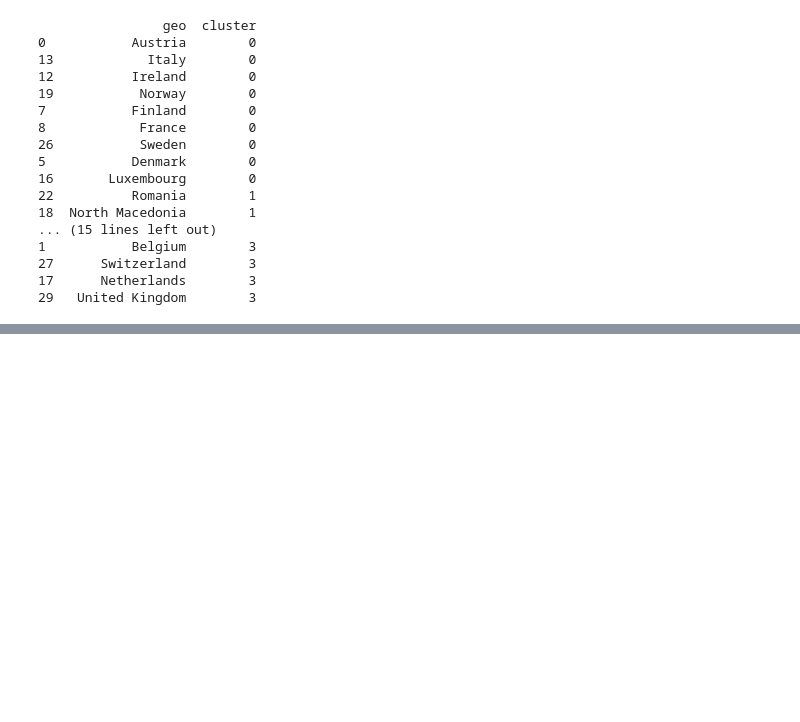
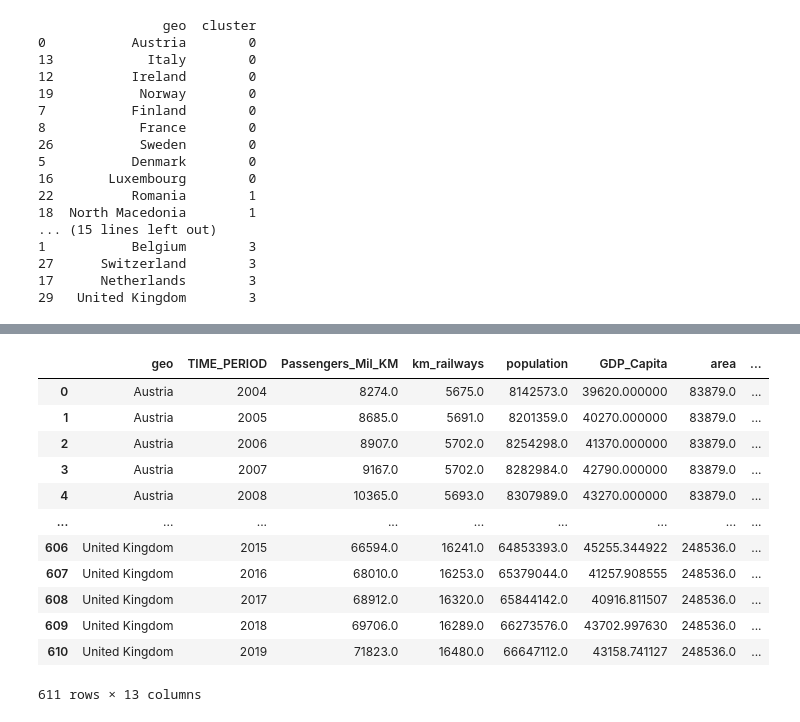
Before and after one commit to stelu-transferarbeit/train_analysis, a Jupyter notebook: TransferArbeit.ipynb, the cells around one changed output, grey strips where cells are left out. Cells and saved outputs as stored; diff of their text form; code cells hidden in the pictures; blank space fills up the shorter version.

```diff
--- a/TransferArbeit.ipynb
+++ b/TransferArbeit.ipynb
@@ -1649,0 +1840,35 @@ print(profile[['geo', 'cluster']].sort_values('cluster').to_string())
+# %%
+iso_to_geo = {
+    'AT': 'Austria',
+    'BE': 'Belgium',
+    'BG': 'Bulgaria',
+    'CY': 'Cyprus',       # non presente nel tuo df, verrà scartato dal merge
+    'CZ': 'Czechia',
+    'DE': 'Germany',
+    'DK': 'Denmark',
+    'EE': 'Estonia',
+    'ES': 'Spain',
+    'FI': 'Finland',
+    'FR': 'France',
+    'GR': 'Greece',
+    'HR': 'Croatia',
+    'HU': 'Hungary',
+    'IE': 'Ireland',
+    'IT': 'Italy',
+    'LT': 'Lithuania',
+    'LU': 'Luxembourg',
+    'LV': 'Latvia',
+    'MT': 'Malta',        # non presente nel tuo df, verrà scartato dal merge
+    'NL': 'Netherlands',
+    'PL': 'Poland',
+    'PT': 'Portugal',
+    'RO': 'Romania',
+    'SE': 'Sweden',
+    'SI': 'Slovenia',
+    'SK': 'Slovakia',
+    'UK': 'United Kingdom',
+}
+
+fuel_annual['geo'] = fuel_annual['country_code'].map(iso_to_geo)
+# %%
+fuel_annual = fuel_annual.drop(columns=["country_code"])
@@ -1649,0 +1967,22 @@ print(profile[['geo', 'cluster']].sort_values('cluster').to_string())
+# %%
+df = df.merge(
+    fuel_annual[["geo", "year", "price_eur_per_litre"]].rename(columns={"year": "TIME_PERIOD"}),
+    on=["geo", "TIME_PERIOD"],
+    how="left"
+)
+# %%
+df
+# %% [output]
+|  | geo | TIME_PERIOD | Passengers_Mil_KM | km_railways | population | GDP_Capita | area | ... |
+| 0 | Austria | 2004 | 8274.0 | 5675.0 | 8142573.0 | 39620.000000 | 83879.0 | ... |
+| 1 | Austria | 2005 | 8685.0 | 5691.0 | 8201359.0 | 40270.000000 | 83879.0 | ... |
+| 2 | Austria | 2006 | 8907.0 | 5702.0 | 8254298.0 | 41370.000000 | 83879.0 | ... |
+| 3 | Austria | 2007 | 9167.0 | 5702.0 | 8282984.0 | 42790.000000 | 83879.0 | ... |
+| 4 | Austria | 2008 | 10365.0 | 5693.0 | 8307989.0 | 43270.000000 | 83879.0 | ... |
+| ... | ... | ... | ... | ... | ... | ... | ... | ... |
+| 606 | United Kingdom | 2015 | 66594.0 | 16241.0 | 64853393.0 | 45255.344922 | 248536.0 | ... |
+| 607 | United Kingdom | 2016 | 68010.0 | 16253.0 | 65379044.0 | 41257.908555 | 248536.0 | ... |
+| 608 | United Kingdom | 2017 | 68912.0 | 16320.0 | 65844142.0 | 40916.811507 | 248536.0 | ... |
+| 609 | United Kingdom | 2018 | 69706.0 | 16289.0 | 66273576.0 | 43702.997630 | 248536.0 | ... |
+| 610 | United Kingdom | 2019 | 71823.0 | 16480.0 | 66647112.0 | 43158.741127 | 248536.0 | ... |
+611 rows × 13 columns
```
Also changed, not shown: parts of 18 cells of this notebook, 1 other file.
